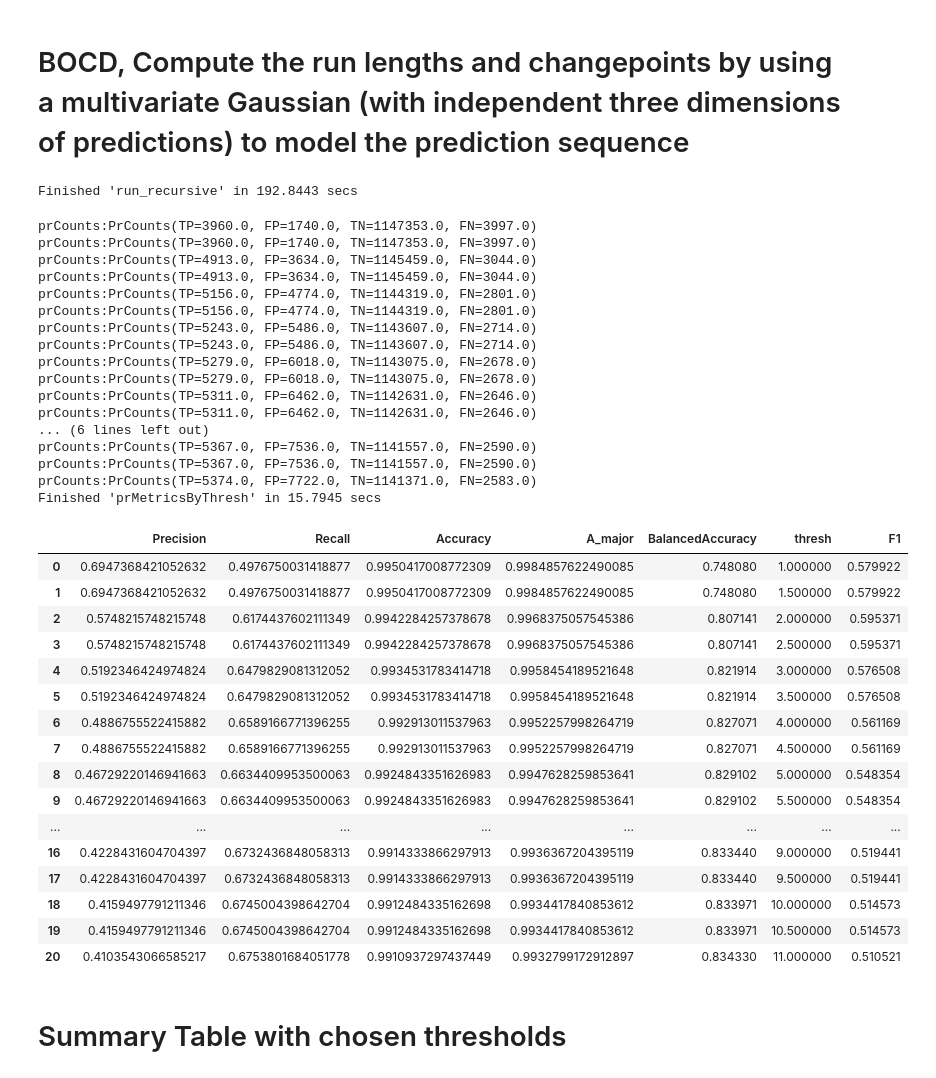
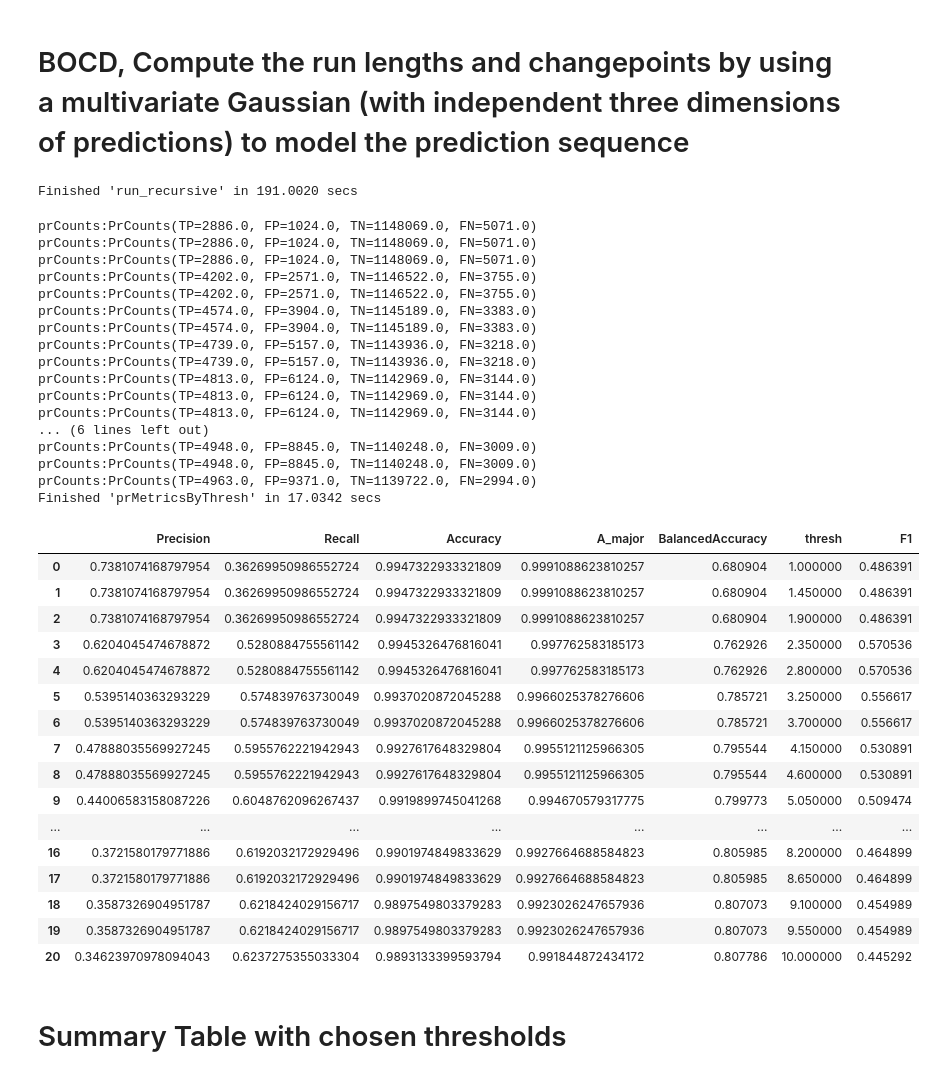
Before and after one commit to RichRast/Ge3Net, a Jupyter notebook: Notebooks/Shared_Notebooks/Ge2Net_changepoints_Analysis.ipynb, the cells around one changed output. Cells and saved outputs as stored; diff of their text form; code cells hidden in the pictures.

```diff
--- a/Notebooks/Shared_Notebooks/Ge2Net_changepoints_Analysis.ipynb
+++ b/Notebooks/Shared_Notebooks/Ge2Net_changepoints_Analysis.ipynb
@@ -68,9 +66,9 @@ import test
 # %%
 # Specify the dataset to be evaluated
 # chm22 pca full dataset and model
-labels_path = osp.join(os.environ['OUT_PATH'],'humans/labels/data_id_3_pca')
-data_path = osp.join(os.environ['OUT_PATH'],'humans/labels/data_id_3_pca')
-models_path=osp.join(os.environ['OUT_PATH'],'humans/training/Model_B_exp_id_11_data_id_3_pca/')
+labels_path = osp.join(os.environ['OUT_PATH'],'humans/labels/data_id_1_geo')
+data_path = osp.join(os.environ['OUT_PATH'],'humans/labels/data_id_1_geo')
+models_path=osp.join(os.environ['OUT_PATH'],'humans/training/Model_B_exp_id_16_data_id_1_geo/')
 dataset_type='valid'
 # %%
 config={}
@@ -87,6 +85,7 @@ params.rtnOuts=True
 params.mc_dropout=True
 params.mc_samples=100
 params.cp_tol=0
+params.balancedLoss=False
 results, valid_dataset=test.main(config, params)
 # %% [output]
  device used: cuda
@@ -297,46 +301,46 @@ T = params.n_win
 model_cpd = BOCD.BOCD(None, T, likelihood_model, batch_size_cpd)
 posterior, log_prob_r_joint_x, log_p_xt1_given_xt, e_mean = model_cpd.run_recursive(data_tensor, 'cpu')
 # %% [output]
-Finished 'run_recursive' in 192.8443 secs
+Finished 'run_recursive' in 191.0020 secs
 # %%
 df_bocd=prMetricsByThresh(cpMethod.BOCD.name, model_cpd.cp, \
-                        valid_dataset.data['cps'].unsqueeze(2).float(), 20,1,11)
+                        valid_dataset.data['cps'].unsqueeze(2).float(), 20,1,10)
 df_bocd.style.background_gradient(cmap="Blues")
 # %% [output]
-prCounts:PrCounts(TP=3960.0, FP=1740.0, TN=1147353.0, FN=3997.0)
-prCounts:PrCounts(TP=3960.0, FP=1740.0, TN=1147353.0, FN=3997.0)
-prCounts:PrCounts(TP=4913.0, FP=3634.0, TN=1145459.0, FN=3044.0)
-prCounts:PrCounts(TP=4913.0, FP=3634.0, TN=1145459.0, FN=3044.0)
-prCounts:PrCounts(TP=5156.0, FP=4774.0, TN=1144319.0, FN=2801.0)
-prCounts:PrCounts(TP=5156.0, FP=4774.0, TN=1144319.0, FN=2801.0)
-prCounts:PrCounts(TP=5243.0, FP=5486.0, TN=1143607.0, FN=2714.0)
-prCounts:PrCounts(TP=5243.0, FP=5486.0, TN=1143607.0, FN=2714.0)
-prCounts:PrCounts(TP=5279.0, FP=6018.0, TN=1143075.0, FN=2678.0)
-prCounts:PrCounts(TP=5279.0, FP=6018.0, TN=1143075.0, FN=2678.0)
-prCounts:PrCounts(TP=5311.0, FP=6462.0, TN=1142631.0, FN=2646.0)
-prCounts:PrCounts(TP=5311.0, FP=6462.0, TN=1142631.0, FN=2646.0)
+prCounts:PrCounts(TP=2886.0, FP=1024.0, TN=1148069.0, FN=5071.0)
+prCounts:PrCounts(TP=2886.0, FP=1024.0, TN=1148069.0, FN=5071.0)
+prCounts:PrCounts(TP=2886.0, FP=1024.0, TN=1148069.0, FN=5071.0)
+prCounts:PrCounts(TP=4202.0, FP=2571.0, TN=1146522.0, FN=3755.0)
+prCounts:PrCounts(TP=4202.0, FP=2571.0, TN=1146522.0, FN=3755.0)
+prCounts:PrCounts(TP=4574.0, FP=3904.0, TN=1145189.0, FN=3383.0)
+prCounts:PrCounts(TP=4574.0, FP=3904.0, TN=1145189.0, FN=3383.0)
+prCounts:PrCounts(TP=4739.0, FP=5157.0, TN=1143936.0, FN=3218.0)
+prCounts:PrCounts(TP=4739.0, FP=5157.0, TN=1143936.0, FN=3218.0)
+prCounts:PrCounts(TP=4813.0, FP=6124.0, TN=1142969.0, FN=3144.0)
+prCounts:PrCounts(TP=4813.0, FP=6124.0, TN=1142969.0, FN=3144.0)
+prCounts:PrCounts(TP=4813.0, FP=6124.0, TN=1142969.0, FN=3144.0)
 ... (6 lines left out)
-prCounts:PrCounts(TP=5367.0, FP=7536.0, TN=1141557.0, FN=2590.0)
-prCounts:PrCounts(TP=5367.0, FP=7536.0, TN=1141557.0, FN=2590.0)
-prCounts:PrCounts(TP=5374.0, FP=7722.0, TN=1141371.0, FN=2583.0)
-Finished 'prMetricsByThresh' in 15.7945 secs
+prCounts:PrCounts(TP=4948.0, FP=8845.0, TN=1140248.0, FN=3009.0)
+prCounts:PrCounts(TP=4948.0, FP=8845.0, TN=1140248.0, FN=3009.0)
+prCounts:PrCounts(TP=4963.0, FP=9371.0, TN=1139722.0, FN=2994.0)
+Finished 'prMetricsByThresh' in 17.0342 secs
 |  | Precision | Recall | Accuracy | A_major | BalancedAccuracy | thresh | F1 |
-| 0 | 0.6947368421052632 | 0.4976750031418877 | 0.9950417008772309 | 0.9984857622490085 | 0.748080 | 1.000000 | 0.579922 |
-| 1 | 0.6947368421052632 | 0.4976750031418877 | 0.9950417008772309 | 0.9984857622490085 | 0.748080 | 1.500000 | 0.579922 |
-| 2 | 0.5748215748215748 | 0.6174437602111349 | 0.9942284257378678 | 0.9968375057545386 | 0.807141 | 2.000000 | 0.595371 |
-| 3 | 0.5748215748215748 | 0.6174437602111349 | 0.9942284257378678 | 0.9968375057545386 | 0.807141 | 2.500000 | 0.595371 |
-| 4 | 0.5192346424974824 | 0.6479829081312052 | 0.9934531783414718 | 0.9958454189521648 | 0.821914 | 3.000000 | 0.576508 |
-| 5 | 0.5192346424974824 | 0.6479829081312052 | 0.9934531783414718 | 0.9958454189521648 | 0.821914 | 3.500000 | 0.576508 |
-| 6 | 0.4886755522415882 | 0.6589166771396255 | 0.992913011537963 | 0.9952257998264719 | 0.827071 | 4.000000 | 0.561169 |
-| 7 | 0.4886755522415882 | 0.6589166771396255 | 0.992913011537963 | 0.9952257998264719 | 0.827071 | 4.500000 | 0.561169 |
-| 8 | 0.46729220146941663 | 0.6634409953500063 | 0.9924843351626983 | 0.9947628259853641 | 0.829102 | 5.000000 | 0.548354 |
-| 9 | 0.46729220146941663 | 0.6634409953500063 | 0.9924843351626983 | 0.9947628259853641 | 0.829102 | 5.500000 | 0.548354 |
+| 0 | 0.7381074168797954 | 0.36269950986552724 | 0.9947322933321809 | 0.9991088623810257 | 0.680904 | 1.000000 | 0.486391 |
+| 1 | 0.7381074168797954 | 0.36269950986552724 | 0.9947322933321809 | 0.9991088623810257 | 0.680904 | 1.450000 | 0.486391 |
+| 2 | 0.7381074168797954 | 0.36269950986552724 | 0.9947322933321809 | 0.9991088623810257 | 0.680904 | 1.900000 | 0.486391 |
+| 3 | 0.6204045474678872 | 0.5280884755561142 | 0.9945326476816041 | 0.997762583185173 | 0.762926 | 2.350000 | 0.570536 |
+| 4 | 0.6204045474678872 | 0.5280884755561142 | 0.9945326476816041 | 0.997762583185173 | 0.762926 | 2.800000 | 0.570536 |
+| 5 | 0.5395140363293229 | 0.574839763730049 | 0.9937020872045288 | 0.9966025378276606 | 0.785721 | 3.250000 | 0.556617 |
+| 6 | 0.5395140363293229 | 0.574839763730049 | 0.9937020872045288 | 0.9966025378276606 | 0.785721 | 3.700000 | 0.556617 |
+| 7 | 0.47888035569927245 | 0.5955762221942943 | 0.9927617648329804 | 0.9955121125966305 | 0.795544 | 4.150000 | 0.530891 |
+| 8 | 0.47888035569927245 | 0.5955762221942943 | 0.9927617648329804 | 0.9955121125966305 | 0.795544 | 4.600000 | 0.530891 |
+| 9 | 0.44006583158087226 | 0.6048762096267437 | 0.9919899745041268 | 0.994670579317775 | 0.799773 | 5.050000 | 0.509474 |
 | ... | ... | ... | ... | ... | ... | ... | ... |
-| 16 | 0.4228431604704397 | 0.6732436848058313 | 0.9914333866297913 | 0.9936367204395119 | 0.833440 | 9.000000 | 0.519441 |
-| 17 | 0.4228431604704397 | 0.6732436848058313 | 0.9914333866297913 | 0.9936367204395119 | 0.833440 | 9.500000 | 0.519441 |
-| 18 | 0.4159497791211346 | 0.6745004398642704 | 0.9912484335162698 | 0.9934417840853612 | 0.833971 | 10.000000 | 0.514573 |
-| 19 | 0.4159497791211346 | 0.6745004398642704 | 0.9912484335162698 | 0.9934417840853612 | 0.833971 | 10.500000 | 0.514573 |
-| 20 | 0.4103543066585217 | 0.6753801684051778 | 0.9910937297437449 | 0.9932799172912897 | 0.834330 | 11.000000 | 0.510521 |
+| 16 | 0.3721580179771886 | 0.6192032172929496 | 0.9901974849833629 | 0.9927664688584823 | 0.805985 | 8.200000 | 0.464899 |
+| 17 | 0.3721580179771886 | 0.6192032172929496 | 0.9901974849833629 | 0.9927664688584823 | 0.805985 | 8.650000 | 0.464899 |
+| 18 | 0.3587326904951787 | 0.6218424029156717 | 0.9897549803379283 | 0.9923026247657936 | 0.807073 | 9.100000 | 0.454989 |
+| 19 | 0.3587326904951787 | 0.6218424029156717 | 0.9897549803379283 | 0.9923026247657936 | 0.807073 | 9.550000 | 0.454989 |
+| 20 | 0.34623970978094043 | 0.6237275355033304 | 0.9893133399593794 | 0.991844872434172 | 0.807786 | 10.000000 | 0.445292 |
 # %%
 bocdThresh=3.0
 # %% [markdown]
```
Also changed, not shown: parts of 28 cells of this notebook, 1 other file.
